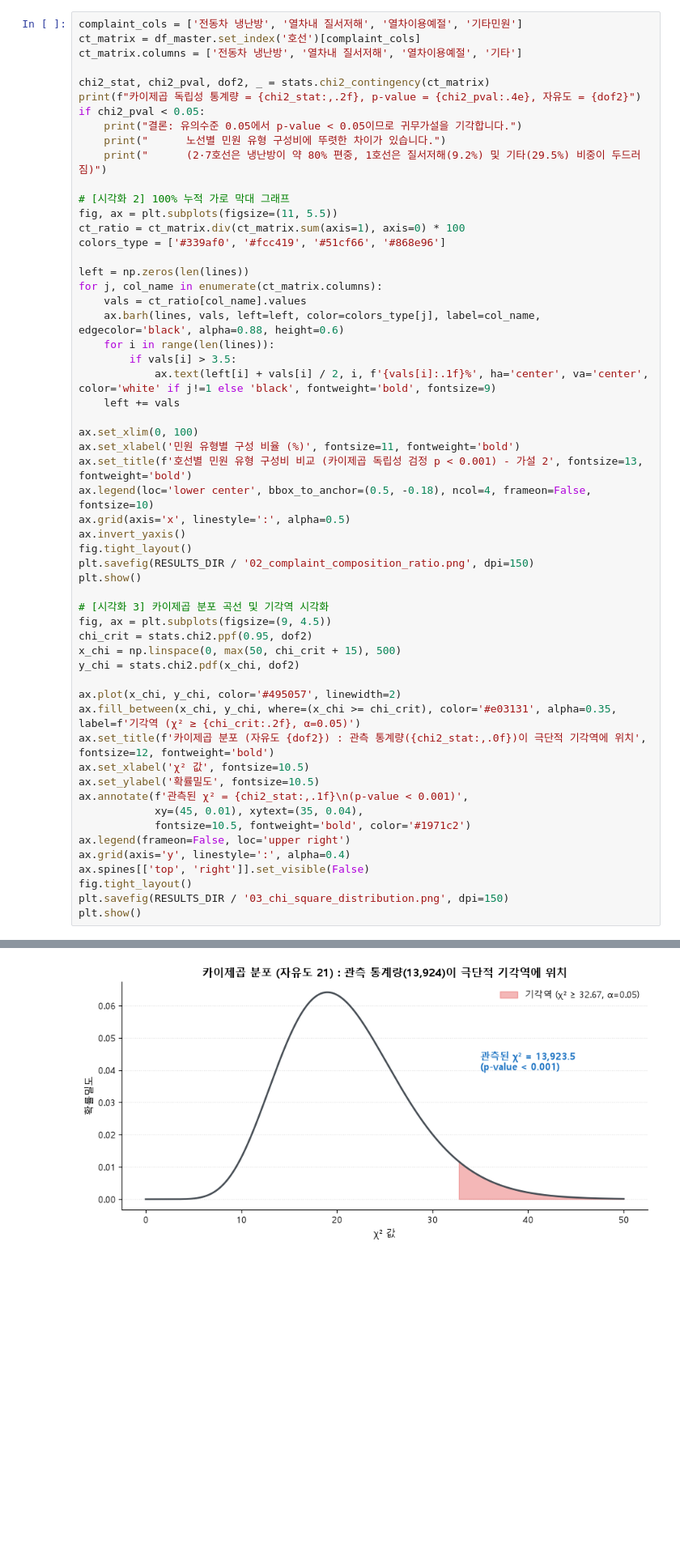
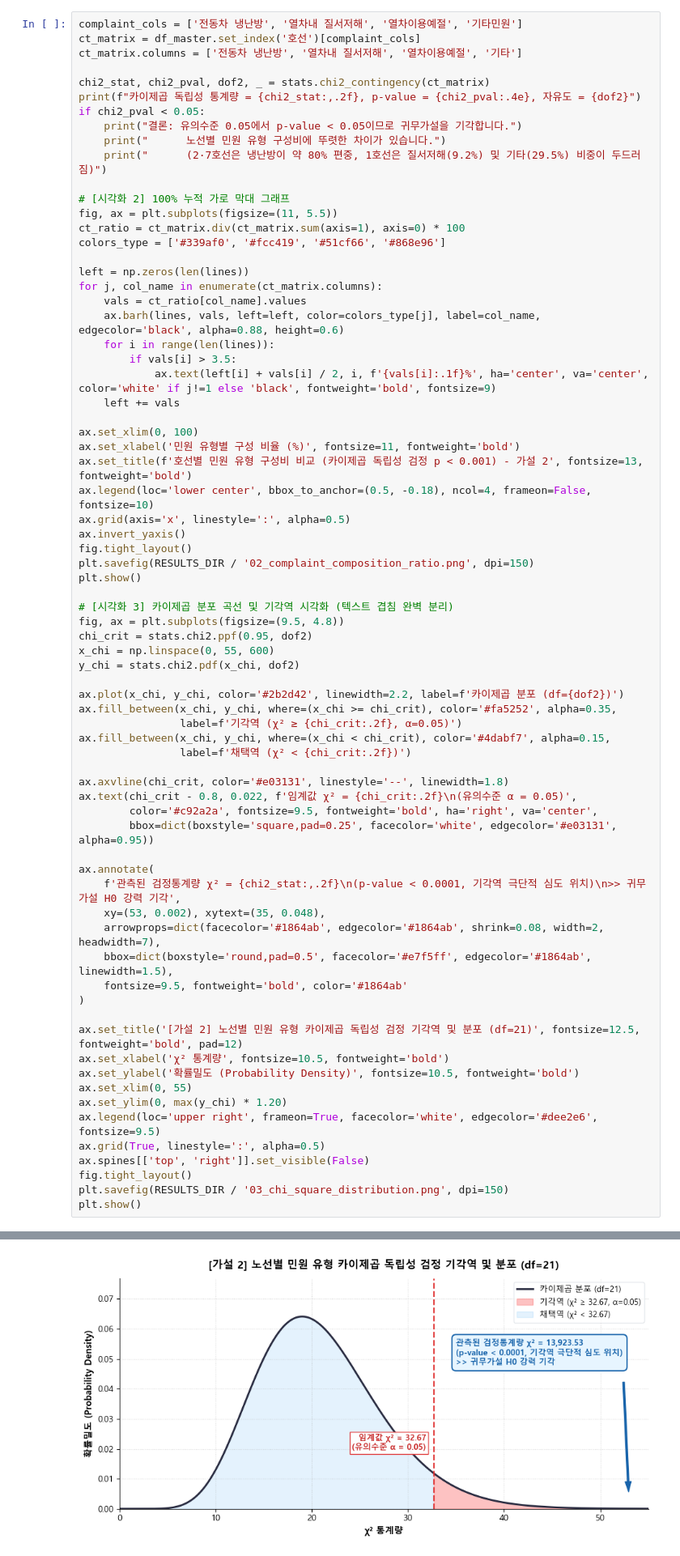
Before and after one commit to WaltDev29/Course_Data_Analysis, a Jupyter notebook: subway_project/main.ipynb, the cells around one changed output, grey strips where cells are left out. Shown at 81% size. Cells and saved outputs as stored; diff of their text form; blank space fills up the shorter version.

```diff
--- a/subway_project/main.ipynb
+++ b/subway_project/main.ipynb
@@ -363,47 +393,63 @@ for j, col_name in enumerate(ct_matrix.columns):
     vals = ct_ratio[col_name].values
     ax.barh(lines, vals, left=left, color=colors_type[j], label=col_name, edgecolor='black', alpha=0.88, height=0.6)
     for i in range(len(lines)):
         if vals[i] > 3.5:
             ax.text(left[i] + vals[i] / 2, i, f'{vals[i]:.1f}%', ha='center', va='center', color='white' if j!=1 else 'black', fontweight='bold', fontsize=9)
     left += vals
 
 ax.set_xlim(0, 100)
 ax.set_xlabel('민원 유형별 구성 비율 (%)', fontsize=11, fontweight='bold')
 ax.set_title(f'호선별 민원 유형 구성비 비교 (카이제곱 독립성 검정 p < 0.001) - 가설 2', fontsize=13, fontweight='bold')
 ax.legend(loc='lower center', bbox_to_anchor=(0.5, -0.18), ncol=4, frameon=False, fontsize=10)
 ax.grid(axis='x', linestyle=':', alpha=0.5)
 ax.invert_yaxis()
 fig.tight_layout()
 plt.savefig(RESULTS_DIR / '02_complaint_composition_ratio.png', dpi=150)
 plt.show()
 
-# [시각화 3] 카이제곱 분포 곡선 및 기각역 시각화
-fig, ax = plt.subplots(figsize=(9, 4.5))
+# [시각화 3] 카이제곱 분포 곡선 및 기각역 시각화 (텍스트 겹침 완벽 분리)
+fig, ax = plt.subplots(figsize=(9.5, 4.8))
 chi_crit = stats.chi2.ppf(0.95, dof2)
-x_chi = np.linspace(0, max(50, chi_crit + 15), 500)
+x_chi = np.linspace(0, 55, 600)
 y_chi = stats.chi2.pdf(x_chi, dof2)
 
-ax.plot(x_chi, y_chi, color='#495057', linewidth=2)
-ax.fill_between(x_chi, y_chi, where=(x_chi >= chi_crit), color='#e03131', alpha=0.35, label=f'기각역 (χ² ≥ {chi_crit:.2f}, α=0.05)')
-ax.set_title(f'카이제곱 분포 (자유도 {dof2}) : 관측 통계량({chi2_stat:,.0f})이 극단적 기각역에 위치', fontsize=12, fontweight='bold')
-ax.set_xlabel('χ² 값', fontsize=10.5)
-ax.set_ylabel('확률밀도', fontsize=10.5)
-ax.annotate(f'관측된 χ² = {chi2_stat:,.1f}\n(p-value < 0.001)',
-            xy=(45, 0.01), xytext=(35, 0.04),
-            fontsize=10.5, fontweight='bold', color='#1971c2')
-ax.legend(frameon=False, loc='upper right')
-ax.grid(axis='y', linestyle=':', alpha=0.4)
+ax.plot(x_chi, y_chi, color='#2b2d42', linewidth=2.2, label=f'카이제곱 분포 (df={dof2})')
+ax.fill_between(x_chi, y_chi, where=(x_chi >= chi_crit), color='#fa5252', alpha=0.35,
+                label=f'기각역 (χ² ≥ {chi_crit:.2f}, α=0.05)')
+ax.fill_between(x_chi, y_chi, where=(x_chi < chi_crit), color='#4dabf7', alpha=0.15,
+                label=f'채택역 (χ² < {chi_crit:.2f})')
+
+ax.axvline(chi_crit, color='#e03131', linestyle='--', linewidth=1.8)
+ax.text(chi_crit - 0.8, 0.022, f'임계값 χ² = {chi_crit:.2f}\n(유의수준 α = 0.05)',
+        color='#c92a2a', fontsize=9.5, fontweight='bold', ha='right', va='center',
+        bbox=dict(boxstyle='square,pad=0.25', facecolor='white', edgecolor='#e03131', alpha=0.95))
+
+ax.annotate(
+    f'관측된 검정통계량 χ² = {chi2_stat:,.2f}\n(p-value < 0.0001, 기각역 극단적 심도 위치)\n>> 귀무가설 H0 강력 기각',
+    xy=(53, 0.002), xytext=(35, 0.048),
+    arrowprops=dict(facecolor='#1864ab', edgecolor='#1864ab', shrink=0.08, width=2, headwidth=7),
+    bbox=dict(boxstyle='round,pad=0.5', facecolor='#e7f5ff', edgecolor='#1864ab', linewidth=1.5),
+    fontsize=9.5, fontweight='bold', color='#1864ab'
+)
+
+ax.set_title('[가설 2] 노선별 민원 유형 카이제곱 독립성 검정 기각역 및 분포 (df=21)', fontsize=12.5, fontweight='bold', pad=12)
+ax.set_xlabel('χ² 통계량', fontsize=10.5, fontweight='bold')
+ax.set_ylabel('확률밀도 (Probability Density)', fontsize=10.5, fontweight='bold')
+ax.set_xlim(0, 55)
+ax.set_ylim(0, max(y_chi) * 1.20)
+ax.legend(loc='upper right', frameon=True, facecolor='white', edgecolor='#dee2e6', fontsize=9.5)
+ax.grid(True, linestyle=':', alpha=0.5)
 ax.spines[['top', 'right']].set_visible(False)
 fig.tight_layout()
 plt.savefig(RESULTS_DIR / '03_chi_square_distribution.png', dpi=150)
 plt.show()
 # %% [output]
 카이제곱 독립성 통계량 = 13,923.53, p-value = 0.0000e+00, 자유도 = 21
 결론: 유의수준 0.05에서 p-value < 0.05이므로 귀무가설을 기각합니다.
       노선별 민원 유형 구성비에 뚜렷한 차이가 있습니다.
       (2·7호선은 냉난방이 약 80% 편중, 1호선은 질서저해(9.2%) 및 기타(29.5%) 비중이 두드러짐)
 [figure]
-[figure, old version]
+[figure, new version]
 # %% [markdown]
 ## 6. [가설 3] 승객 특성(연령대 대리변수)과 민원 발생률 간의 상관분석
 - **귀무가설($H_0$)**: 노선별 승객 연령대 비율(우대권, 청소년, 성인 등)과 민원 발생률 간에는 상관관계가 없다 ($r = 0$).
```
Also changed, not shown: parts of 4 cells of this notebook, 1 other file.
